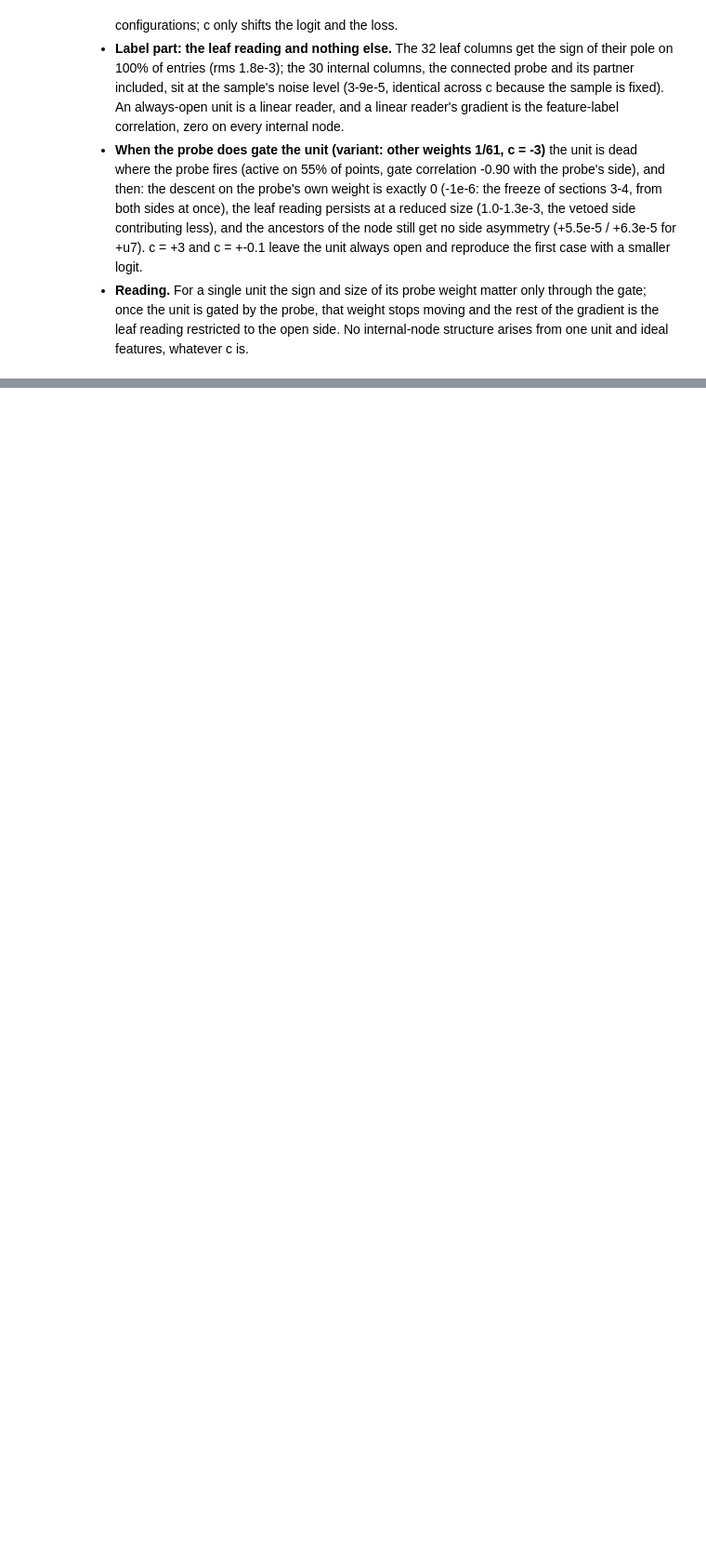
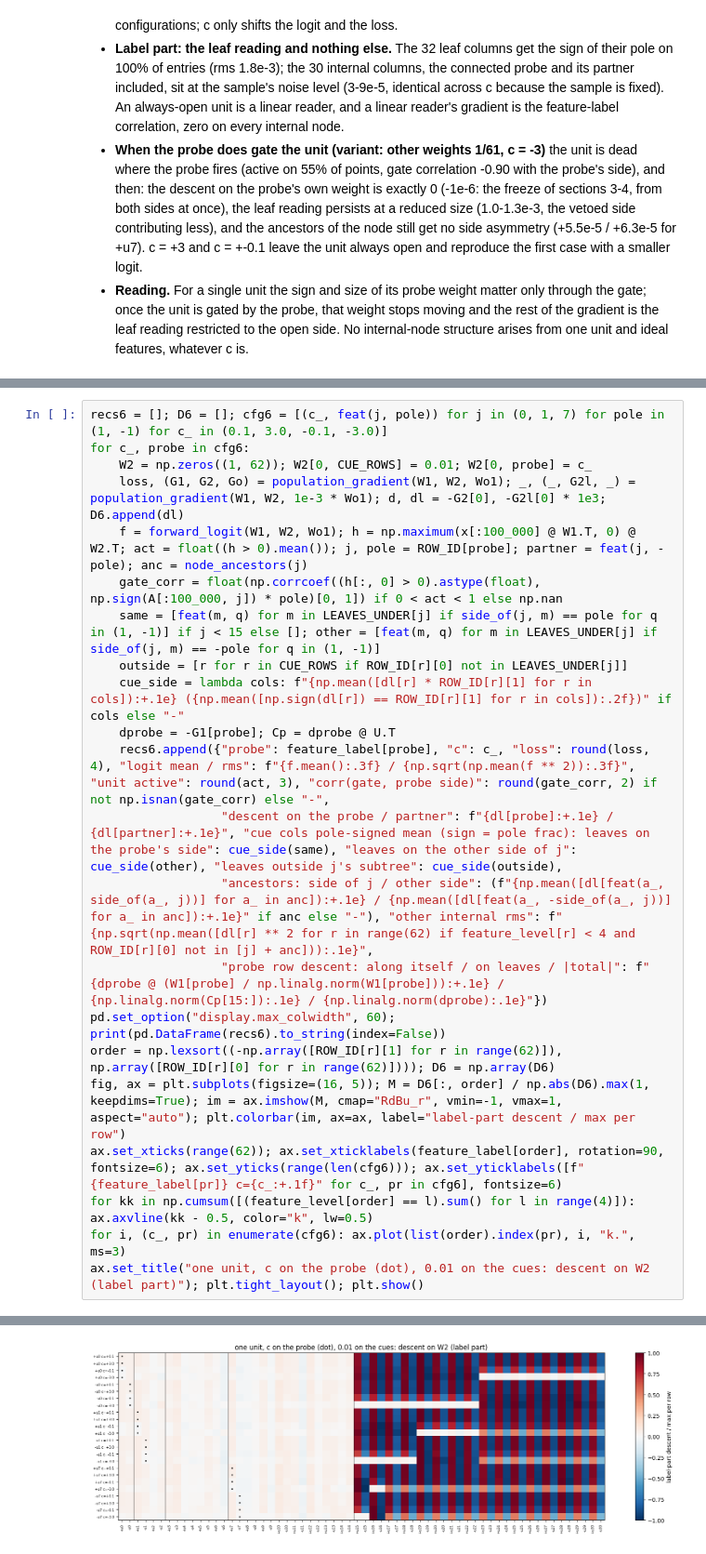
Before and after one commit to HarishGP/layer-lenses, a Jupyter notebook: notebooks/population_gradients_at_inits.ipynb, the cells around one changed output, grey strips where cells are left out. Shown at 93% size. Saved outputs shown, nothing was run; the diff lists cells and outputs as text; blank space fills up the shorter version.

```diff
--- a/notebooks/population_gradients_at_inits.ipynb
+++ b/notebooks/population_gradients_at_inits.ipynb
@@ -636,0 +646,23 @@ features, about 3.5 on average, that no single c in [-3, 3] can cancel), so **th
+# %%
+recs6 = []; D6 = []; cfg6 = [(c_, feat(j, pole)) for j in (0, 1, 7) for pole in (1, -1) for c_ in (0.1, 3.0, -0.1, -3.0)]
+for c_, probe in cfg6:
+    W2 = np.zeros((1, 62)); W2[0, CUE_ROWS] = 0.01; W2[0, probe] = c_
+    loss, (G1, G2, Go) = population_gradient(W1, W2, Wo1); _, (_, G2l, _) = population_gradient(W1, W2, 1e-3 * Wo1); d, dl = -G2[0], -G2l[0] * 1e3; D6.append(dl)
+    f = forward_logit(W1, W2, Wo1); h = np.maximum(x[:100_000] @ W1.T, 0) @ W2.T; act = float((h > 0).mean()); j, pole = ROW_ID[probe]; partner = feat(j, -pole); anc = node_ancestors(j)
+    gate_corr = float(np.corrcoef((h[:, 0] > 0).astype(float), np.sign(A[:100_000, j]) * pole)[0, 1]) if 0 < act < 1 else np.nan
+    same = [feat(m, q) for m in LEAVES_UNDER[j] if side_of(j, m) == pole for q in (1, -1)] if j < 15 else []; other = [feat(m, q) for m in LEAVES_UNDER[j] if side_of(j, m) == -pole for q in (1, -1)]
+    outside = [r for r in CUE_ROWS if ROW_ID[r][0] not in LEAVES_UNDER[j]]
+    cue_side = lambda cols: f"{np.mean([dl[r] * ROW_ID[r][1] for r in cols]):+.1e} ({np.mean([np.sign(dl[r]) == ROW_ID[r][1] for r in cols]):.2f})" if cols else "-"
+    dprobe = -G1[probe]; Cp = dprobe @ U.T
+    recs6.append({"probe": feature_label[probe], "c": c_, "loss": round(loss, 4), "logit mean / rms": f"{f.mean():.3f} / {np.sqrt(np.mean(f ** 2)):.3f}", "unit active": round(act, 3), "corr(gate, probe side)": round(gate_corr, 2) if not np.isnan(gate_corr) else "-",
+                  "descent on the probe / partner": f"{dl[probe]:+.1e} / {dl[partner]:+.1e}", "cue cols pole-signed mean (sign = pole frac): leaves on the probe's side": cue_side(same), "leaves on the other side of j": cue_side(other), "leaves outside j's subtree": cue_side(outside),
+                  "ancestors: side of j / other side": (f"{np.mean([dl[feat(a_, side_of(a_, j))] for a_ in anc]):+.1e} / {np.mean([dl[feat(a_, -side_of(a_, j))] for a_ in anc]):+.1e}" if anc else "-"), "other internal rms": f"{np.sqrt(np.mean([dl[r] ** 2 for r in range(62) if feature_level[r] < 4 and ROW_ID[r][0] not in [j] + anc])):.1e}",
+                  "probe row descent: along itself / on leaves / |total|": f"{dprobe @ (W1[probe] / np.linalg.norm(W1[probe])):+.1e} / {np.linalg.norm(Cp[15:]):.1e} / {np.linalg.norm(dprobe):.1e}"})
+pd.set_option("display.max_colwidth", 60); print(pd.DataFrame(recs6).to_string(index=False))
+order = np.lexsort((-np.array([ROW_ID[r][1] for r in range(62)]), np.array([ROW_ID[r][0] for r in range(62)]))); D6 = np.array(D6)
+fig, ax = plt.subplots(figsize=(16, 5)); M = D6[:, order] / np.abs(D6).max(1, keepdims=True); im = ax.imshow(M, cmap="RdBu_r", vmin=-1, vmax=1, aspect="auto"); plt.colorbar(im, ax=ax, label="label-part descent / max per row")
+ax.set_xticks(range(62)); ax.set_xticklabels(feature_label[order], rotation=90, fontsize=6); ax.set_yticks(range(len(cfg6))); ax.set_yticklabels([f"{feature_label[pr]} c={c_:+.1f}" for c_, pr in cfg6], fontsize=6)
+for kk in np.cumsum([(feature_level[order] == l).sum() for l in range(4)]): ax.axvline(kk - 0.5, color="k", lw=0.5)
+for i, (c_, pr) in enumerate(cfg6): ax.plot(list(order).index(pr), i, "k.", ms=3)
+ax.set_title("one unit, c on the probe (dot), 0.01 on the cues: descent on W2 (label part)"); plt.tight_layout(); plt.show()
+# %% [output]
@@ -636,0 +686 @@ features, about 3.5 on average, that no single c in [-3, 3] can cancel), so **th
+[figure, added]
```
Also changed, not shown: parts of 3 cells of this notebook, 1 other file.
